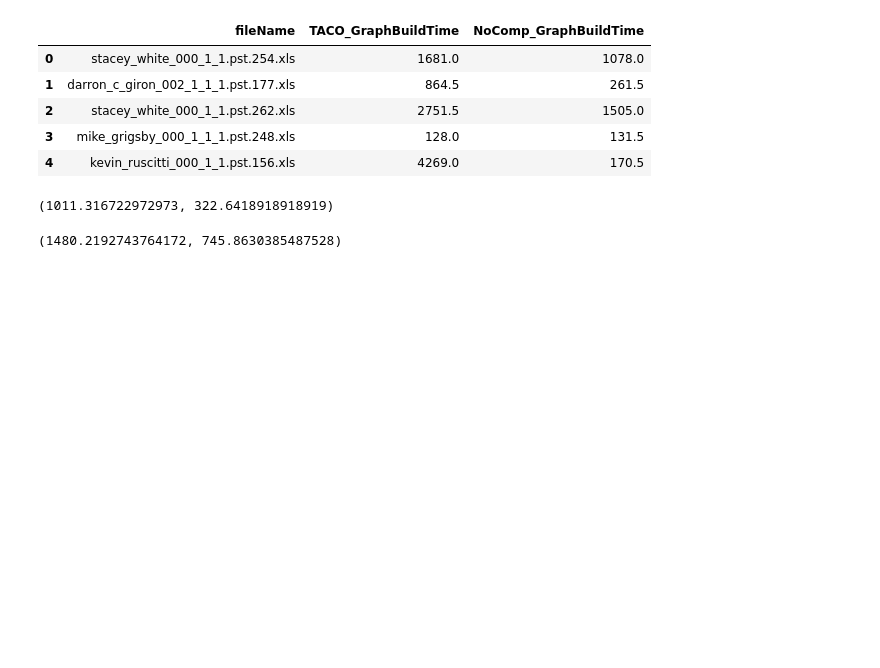
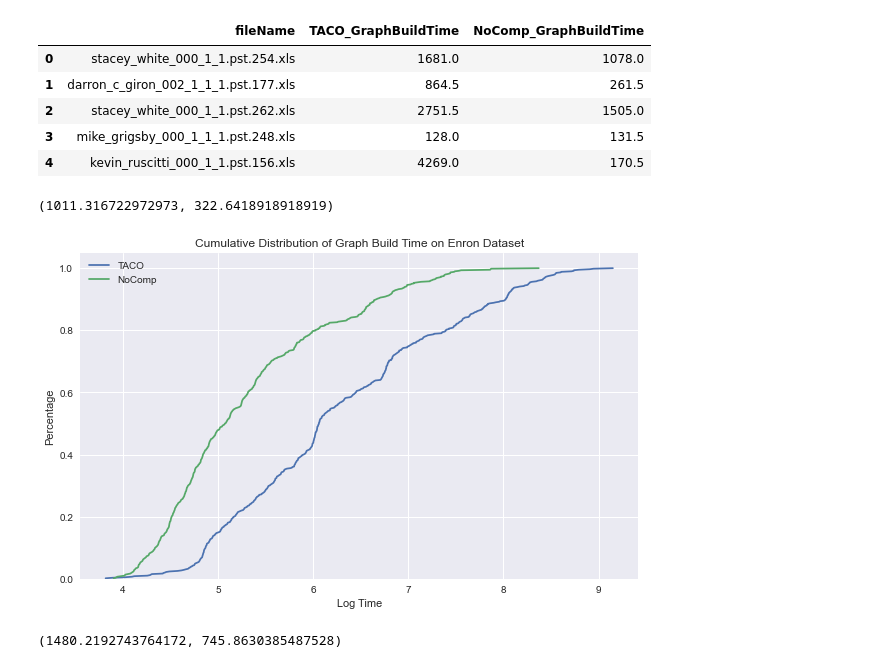
Before and after one commit to dataspread/SpreadsheetAnalyzer, a Jupyter notebook: test_result_analysis.ipynb, the cells around one changed output. Saved outputs shown, nothing was run; the diff lists cells and outputs as text; code cells hidden in the pictures; blank space fills up the shorter version.

```diff
--- a/test_result_analysis.ipynb
+++ b/test_result_analysis.ipynb
@@ -14,6 +14,41 @@ github_output = lookup_results + "/github/output"
 # %%
 import seaborn as sns
 import matplotlib.pyplot as plt
+plt.style.use("seaborn")
+from matplotlib.pyplot import MultipleLocator
+x_log_locator = MultipleLocator(1)
+x_locator = MultipleLocator(100)
+y_locator = MultipleLocator(0.2)
+# %%
+def get_pdf_df(df, column_name, is_log=True):
+    ls = [x for x in df[column_name] if x > 10]
+    length = len(ls)
+    if is_log:
+        data = pd.Series(np.log(ls))
+    else:
+        data = pd.Series(ls)
+    freq = data.value_counts().sort_index(axis=0, ascending=True).reset_index()
+    freq[0] = freq[0] / length
+    freq['cumsum'] = np.cumsum(freq[0])
+    return freq
+# %%
+def plot_pdf(df_taco, df_nocomp, title, xlabel, ylabel, is_log=True, save_path=None):
+    plt.figure(figsize=(10, 6))
+    plt.plot(df_taco['index'], df_taco['cumsum'], label="TACO")
+    plt.plot(df_nocomp['index'], df_nocomp['cumsum'], label="NoComp")
+    ax = plt.gca()
+    if is_log:
+        ax.xaxis.set_major_locator(x_log_locator)
+    else:
+        ax.xaxis.set_major_locator(x_locator)
+    plt.ylim(0, 1.05)
+    plt.legend()
+    plt.title(title)
+    plt.xlabel(xlabel)
+    plt.ylabel(ylabel)
+    if save_path is not None:
+        plt.savefig(save_path)
+    plt.show()
 # %% [markdown]
 # 1. Compressed Formula Graph Sizes
 # %%
@@ -185,6 +220,17 @@ enron_graph_result.head()
 enron_graph_result['TACO_GraphBuildTime'].mean(), enron_graph_result['NoComp_GraphBuildTime'].mean()
 # %% [output]
 (1011.316722972973, 322.6418918918919)
+# %%
+freq_enron_taco = get_pdf_df(enron_graph_result, 'TACO_GraphBuildTime')
+freq_enron_nocomp = get_pdf_df(enron_graph_result, 'NoComp_GraphBuildTime')
+# %%
+plot_pdf(freq_enron_taco, freq_enron_nocomp,
+         "Cumulative Distribution of Graph Build Time on Enron Dataset",
+         "Log Time",
+         "Percentage"
+        )
+# %% [output]
+[figure, added]
 # %%
 df_github_taco = pd.merge(df_github_taco_max, df_github_taco_long, how="inner", on=["fileName"])
 df_github_nocomp = pd.merge(df_github_nocomp_max, df_github_nocomp_long, how="inner", on=["fileName"])
```
Also changed, not shown: parts of 24 cells of this notebook, 9 other files.
